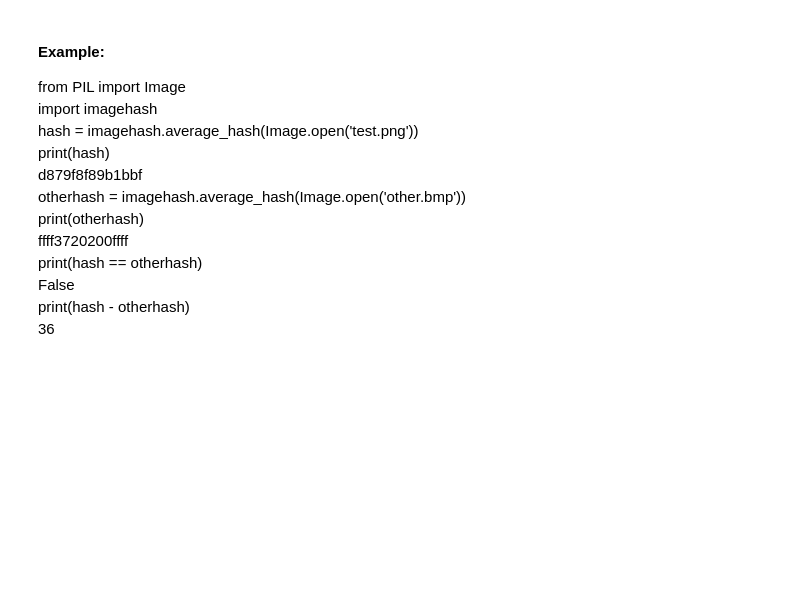
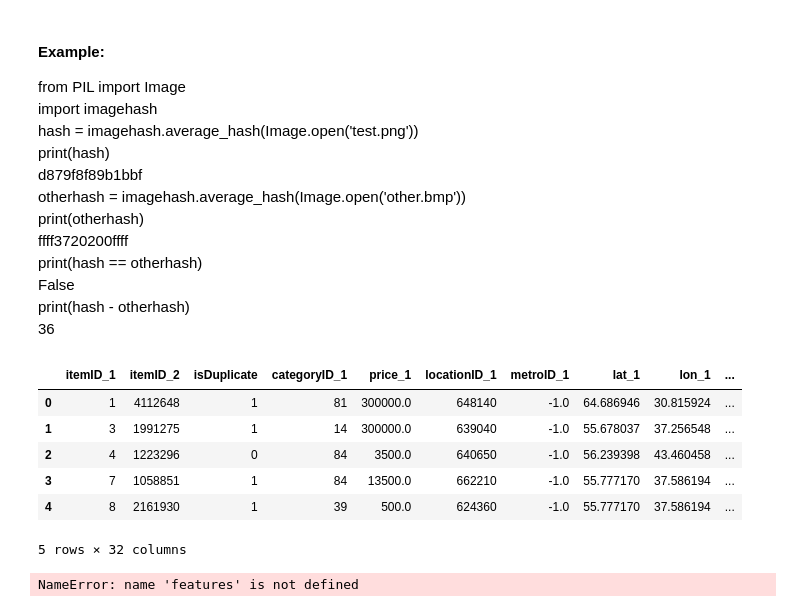
Before and after one commit to rishikksh20/Avito-Duplicate-ads, a Jupyter notebook: Script.ipynb, the cells around one changed output. Drawn from its saved outputs; the diff is of its cells as text; code cells hidden in the pictures; blank space fills up the shorter version.

```diff
--- a/Script.ipynb
+++ b/Script.ipynb
@@ -395,3 +391,19 @@ print(hash == otherhash)<br>
 False<br>
 print(hash - otherhash)<br>
 36<br>
+# %%
+trainDF=pd.read_csv("trainDF.csv")
+# %%
+trainDF.head()
+# %% [output]
+|  | itemID_1 | itemID_2 | isDuplicate | categoryID_1 | price_1 | locationID_1 | metroID_1 | lat_1 | lon_1 | ... |
+| 0 | 1 | 4112648 | 1 | 81 | 300000.0 | 648140 | -1.0 | 64.686946 | 30.815924 | ... |
+| 1 | 3 | 1991275 | 1 | 14 | 300000.0 | 639040 | -1.0 | 55.678037 | 37.256548 | ... |
+| 2 | 4 | 1223296 | 0 | 84 | 3500.0 | 640650 | -1.0 | 56.239398 | 43.460458 | ... |
+| 3 | 7 | 1058851 | 1 | 84 | 13500.0 | 662210 | -1.0 | 55.777170 | 37.586194 | ... |
+| 4 | 8 | 2161930 | 1 | 39 | 500.0 | 624360 | -1.0 | 55.777170 | 37.586194 | ... |
+5 rows × 32 columns
+# %%
+print(features)
+# %% [output]
+NameError: name 'features' is not defined
```
Also changed, not shown: parts of 43 cells of this notebook.
